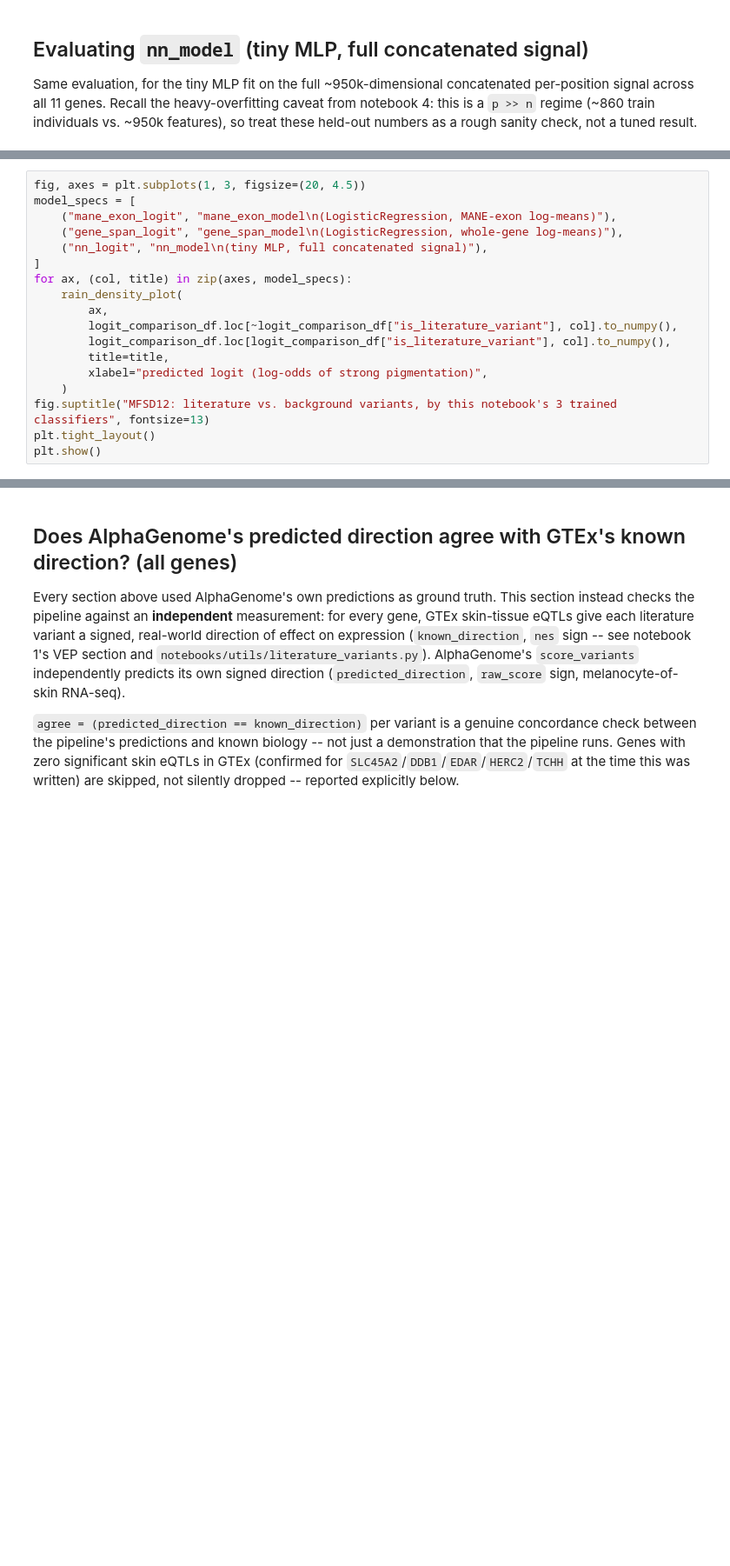
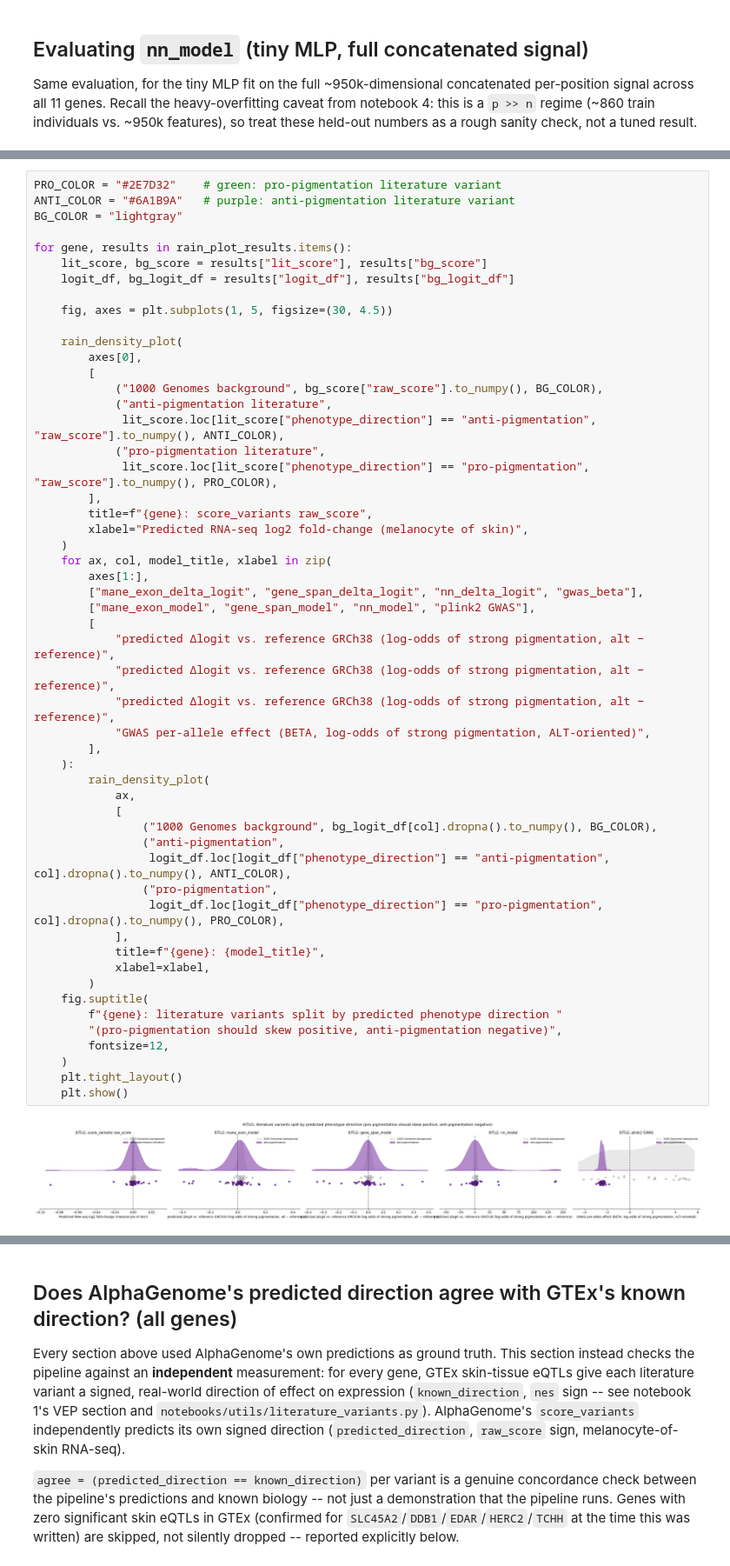
Before and after one commit to albertodesouza/genomics, a Jupyter notebook: notebooks/05_evaluation.ipynb, the cells around one changed output, grey strips where cells are left out. Shown at 87% size. Drawn from its saved outputs; the diff is of its cells as text; blank space fills up the shorter version.

Commit message:
New notebooks

```diff
--- a/notebooks/05_evaluation.ipynb
+++ b/notebooks/05_evaluation.ipynb
@@ -630,18 +244,0 @@ Computed 3-model logits for 40 variants in 347.0s
-# %%
-fig, axes = plt.subplots(1, 3, figsize=(20, 4.5))
-model_specs = [
-    ("mane_exon_logit", "mane_exon_model\n(LogisticRegression, MANE-exon log-means)"),
-    ("gene_span_logit", "gene_span_model\n(LogisticRegression, whole-gene log-means)"),
-    ("nn_logit", "nn_model\n(tiny MLP, full concatenated signal)"),
-]
-for ax, (col, title) in zip(axes, model_specs):
-    rain_density_plot(
-        ax,
-        logit_comparison_df.loc[~logit_comparison_df["is_literature_variant"], col].to_numpy(),
-        logit_comparison_df.loc[logit_comparison_df["is_literature_variant"], col].to_numpy(),
-        title=title,
-        xlabel="predicted logit (log-odds of strong pigmentation)",
-    )
-fig.suptitle("MFSD12: literature vs. background variants, by this notebook's 3 trained classifiers", fontsize=13)
-plt.tight_layout()
-plt.show()
@@ -649,0 +627,55 @@ plt.show()
+# %%
+PRO_COLOR = "#2E7D32"    # green: pro-pigmentation literature variant
+ANTI_COLOR = "#6A1B9A"   # purple: anti-pigmentation literature variant
+BG_COLOR = "lightgray"
+
+for gene, results in rain_plot_results.items():
+    lit_score, bg_score = results["lit_score"], results["bg_score"]
+    logit_df, bg_logit_df = results["logit_df"], results["bg_logit_df"]
+
+    fig, axes = plt.subplots(1, 5, figsize=(30, 4.5))
+
+    rain_density_plot(
+        axes[0],
+        [
+            ("1000 Genomes background", bg_score["raw_score"].to_numpy(), BG_COLOR),
+            ("anti-pigmentation literature",
+             lit_score.loc[lit_score["phenotype_direction"] == "anti-pigmentation", "raw_score"].to_numpy(), ANTI_COLOR),
+            ("pro-pigmentation literature",
+             lit_score.loc[lit_score["phenotype_direction"] == "pro-pigmentation", "raw_score"].to_numpy(), PRO_COLOR),
+        ],
+        title=f"{gene}: score_variants raw_score",
+        xlabel="Predicted RNA-seq log2 fold-change (melanocyte of skin)",
+    )
+    for ax, col, model_title, xlabel in zip(
+        axes[1:],
+        ["mane_exon_delta_logit", "gene_span_delta_logit", "nn_delta_logit", "gwas_beta"],
+        ["mane_exon_model", "gene_span_model", "nn_model", "plink2 GWAS"],
+        [
+            "predicted Δlogit vs. reference GRCh38 (log-odds of strong pigmentation, alt − reference)",
+            "predicted Δlogit vs. reference GRCh38 (log-odds of strong pigmentation, alt − reference)",
+            "predicted Δlogit vs. reference GRCh38 (log-odds of strong pigmentation, alt − reference)",
+            "GWAS per-allele effect (BETA, log-odds of strong pigmentation, ALT-oriented)",
+        ],
+    ):
+        rain_density_plot(
+            ax,
+            [
+                ("1000 Genomes background", bg_logit_df[col].dropna().to_numpy(), BG_COLOR),
+                ("anti-pigmentation",
+                 logit_df.loc[logit_df["phenotype_direction"] == "anti-pigmentation", col].dropna().to_numpy(), ANTI_COLOR),
+                ("pro-pigmentation",
+                 logit_df.loc[logit_df["phenotype_direction"] == "pro-pigmentation", col].dropna().to_numpy(), PRO_COLOR),
+            ],
+            title=f"{gene}: {model_title}",
+            xlabel=xlabel,
+        )
+    fig.suptitle(
+        f"{gene}: literature variants split by predicted phenotype direction "
+        "(pro-pigmentation should skew positive, anti-pigmentation negative)",
+        fontsize=12,
+    )
+    plt.tight_layout()
+    plt.show()
+# %% [output]
+[figure, added]
```
Also changed, not shown: parts of 25 cells of this notebook, 23 other files.
